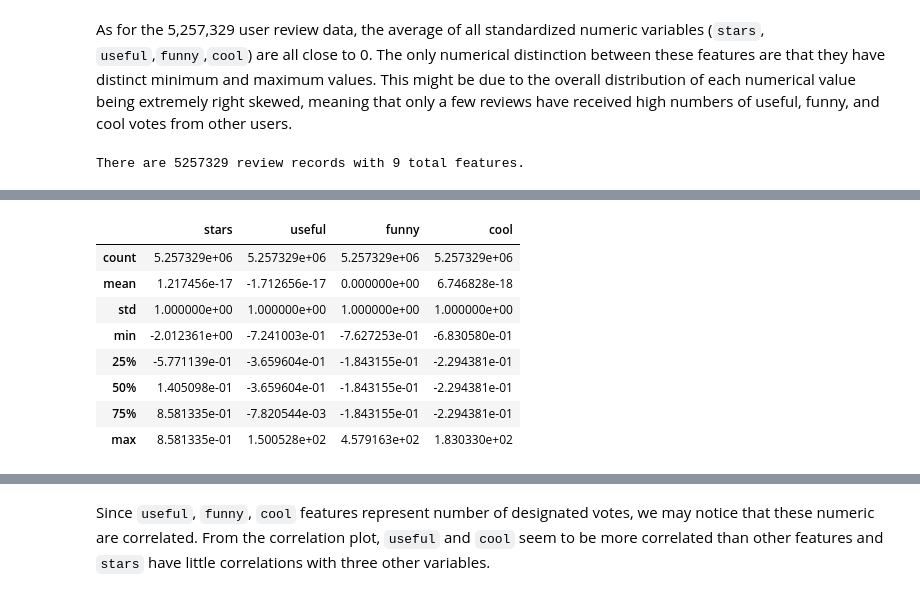
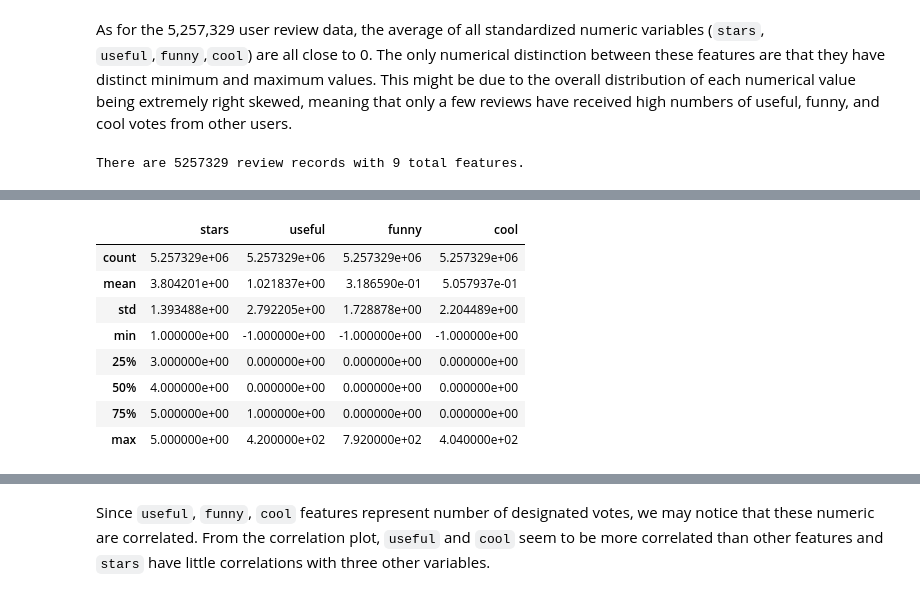
Before and after one commit to 98mina2/FP209b, a Jupyter notebook: recommender_system_report.ipynb, the cells around one changed output, grey strips where cells are left out. Drawn from its saved outputs; the diff is of its cells as text; code cells hidden in the pictures.

```diff
--- a/recommender_system_report.ipynb
+++ b/recommender_system_report.ipynb
@@ -291,7 +307,7 @@ Text(0, 0.5, 'Percentage (%)')
 # %% [markdown]
 As for the 5,257,329 user review data, the average of all standardized numeric variables (`stars`, `useful`,`funny`,`cool`) are all close to 0. The only numerical distinction between these features are that they have distinct minimum and maximum values. This might be due to the overall distribution of each numerical value being extremely right skewed, meaning that only a few reviews have received high numbers of useful, funny, and cool votes from other users.
 # %%
-df_re = pd.read_feather("../data/yelp_review_cleaned.feather")
+df_re = pd.read_feather("data/yelp_review_cleaned.feather")
 print(f"There are {df_re.shape[0]} review records with {df_re.shape[1]} total features.")
 display(df_re.head(3))
 df_re[['stars', 'useful','funny','cool']].describe()
@@ -304,12 +320,12 @@ There are 5257329 review records with 9 total features.
 |  | stars | useful | funny | cool |
 | count | 5.257329e+06 | 5.257329e+06 | 5.257329e+06 | 5.257329e+06 |
-| mean | 1.217456e-17 | -1.712656e-17 | 0.000000e+00 | 6.746828e-18 |
-| std | 1.000000e+00 | 1.000000e+00 | 1.000000e+00 | 1.000000e+00 |
-| min | -2.012361e+00 | -7.241003e-01 | -7.627253e-01 | -6.830580e-01 |
-| 25% | -5.771139e-01 | -3.659604e-01 | -1.843155e-01 | -2.294381e-01 |
-| 50% | 1.405098e-01 | -3.659604e-01 | -1.843155e-01 | -2.294381e-01 |
-| 75% | 8.581335e-01 | -7.820544e-03 | -1.843155e-01 | -2.294381e-01 |
-| max | 8.581335e-01 | 1.500528e+02 | 4.579163e+02 | 1.830330e+02 |
+| mean | 3.804201e+00 | 1.021837e+00 | 3.186590e-01 | 5.057937e-01 |
+| std | 1.393488e+00 | 2.792205e+00 | 1.728878e+00 | 2.204489e+00 |
+| min | 1.000000e+00 | -1.000000e+00 | -1.000000e+00 | -1.000000e+00 |
+| 25% | 3.000000e+00 | 0.000000e+00 | 0.000000e+00 | 0.000000e+00 |
+| 50% | 4.000000e+00 | 0.000000e+00 | 0.000000e+00 | 0.000000e+00 |
+| 75% | 5.000000e+00 | 1.000000e+00 | 0.000000e+00 | 0.000000e+00 |
+| max | 5.000000e+00 | 4.200000e+02 | 7.920000e+02 | 4.040000e+02 |
 # %%
 mean_stars = df_re["stars"].mean()
 mean_useful = df_re["useful"].mean()
```
Also changed, not shown: parts of 119 cells of this notebook, 8 other files.
